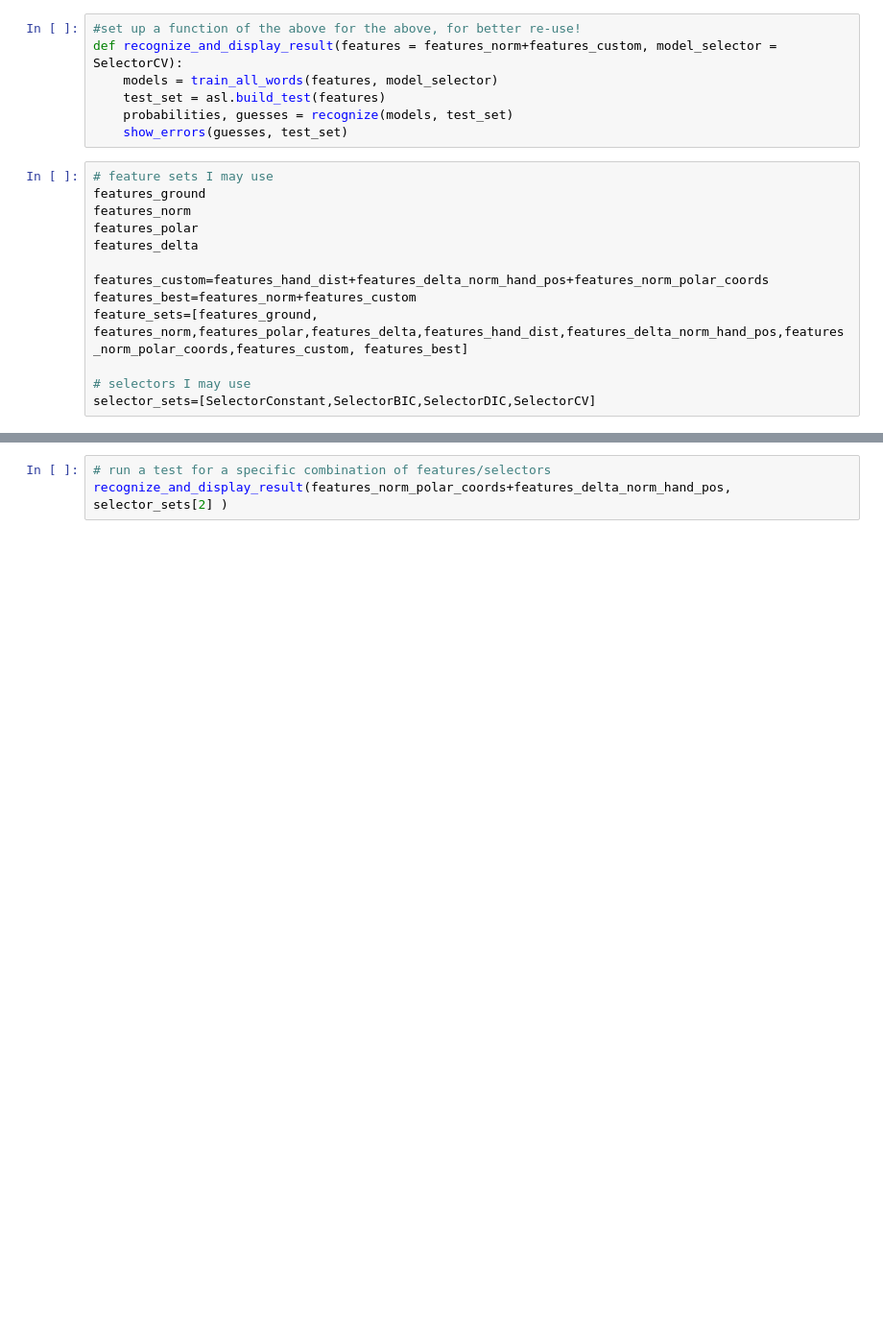
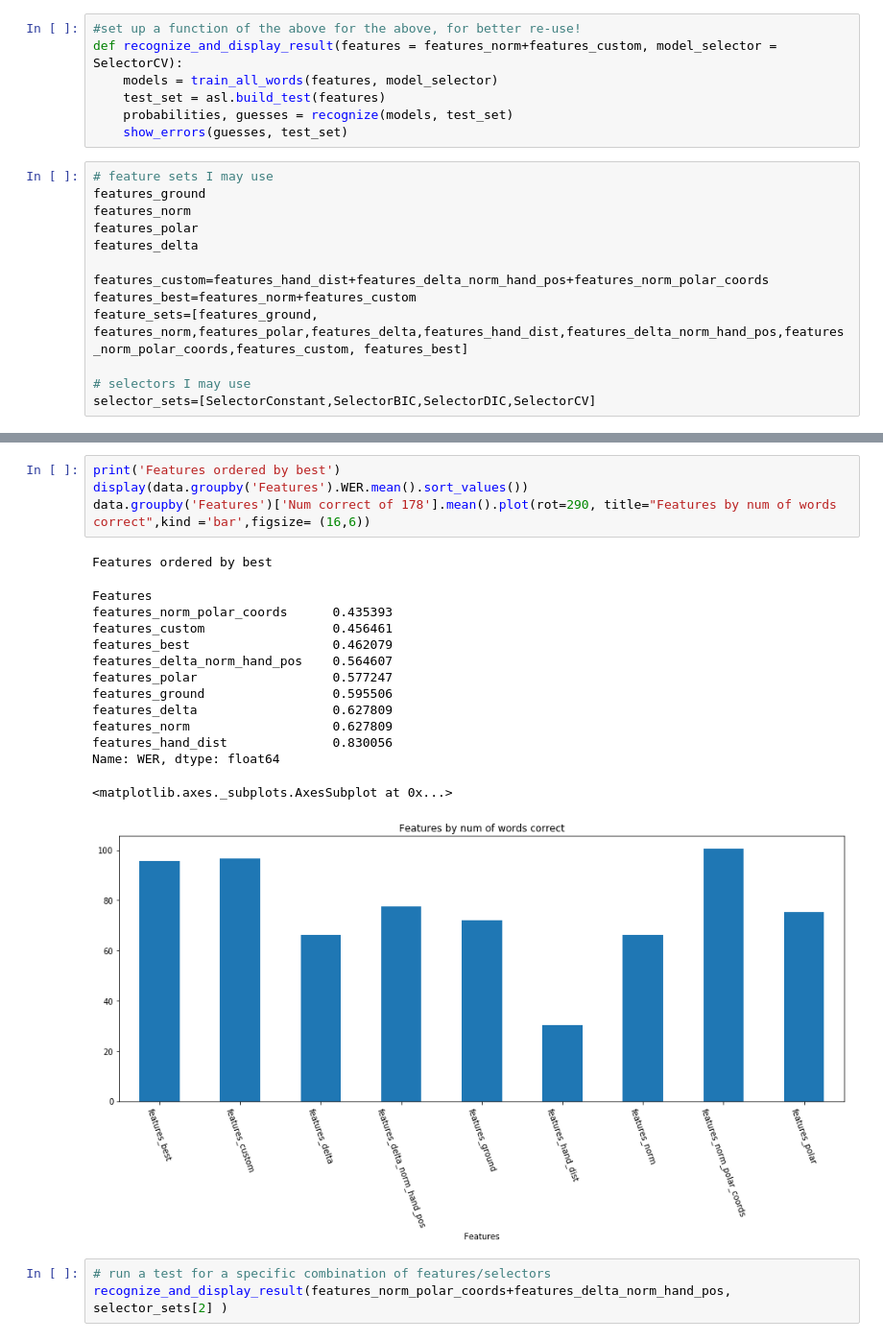
Before and after one commit to llathrop/AIND-Recognizer, a Jupyter notebook: asl_recognizer.ipynb, the cells around one changed output, grey strips where cells are left out. Shown at 96% size. Cells and saved outputs as stored; diff of their text form; blank space fills up the shorter version.

```diff
--- a/asl_recognizer.ipynb
+++ b/asl_recognizer.ipynb
@@ -1065,3 +1116,22 @@ Video  Recognized                                                    Correct
+# %%
+print('Features ordered by best')
+display(data.groupby('Features').WER.mean().sort_values())
+data.groupby('Features')['Num correct of 178'].mean().plot(rot=290, title="Features by num of words correct",kind ='bar',figsize= (16,6))
+# %% [output]
+Features ordered by best
+Features
+features_norm_polar_coords      0.435393
+features_custom                 0.456461
+features_best                   0.462079
+features_delta_norm_hand_pos    0.564607
+features_polar                  0.577247
+features_ground                 0.595506
+features_delta                  0.627809
+features_norm                   0.627809
+features_hand_dist              0.830056
+Name: WER, dtype: float64
+<matplotlib.axes._subplots.AxesSubplot at 0x...>
+[figure, added]
 # %%
 # run a test for a specific combination of features/selectors
 recognize_and_display_result(features_norm_polar_coords+features_delta_norm_hand_pos, selector_sets[2] )
```
Also changed, not shown: parts of 5 cells of this notebook.
